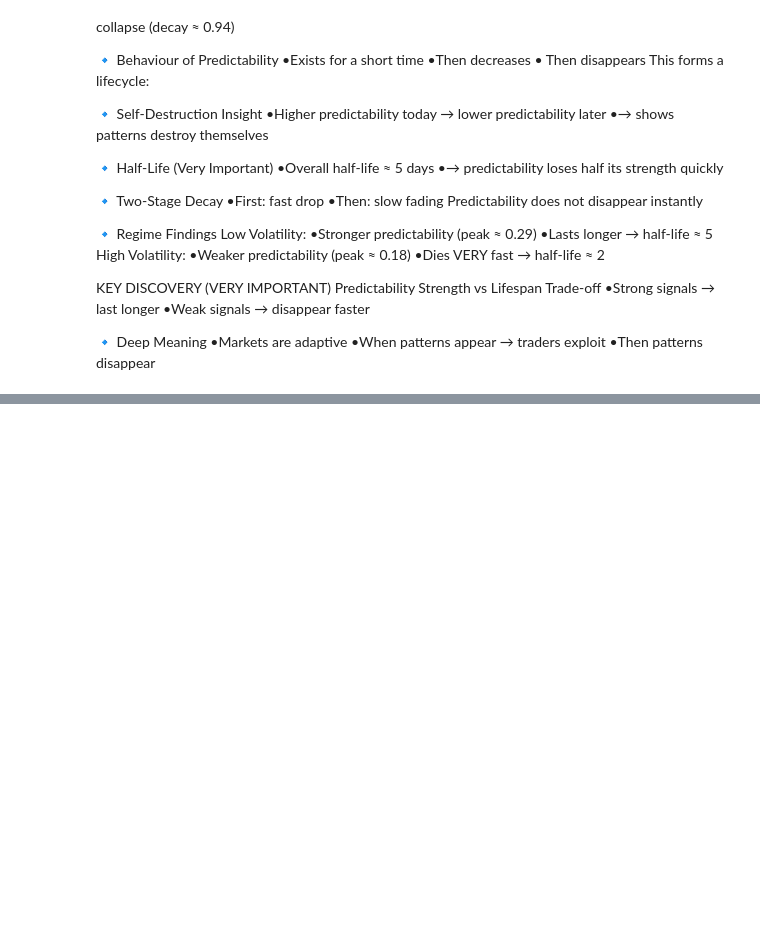
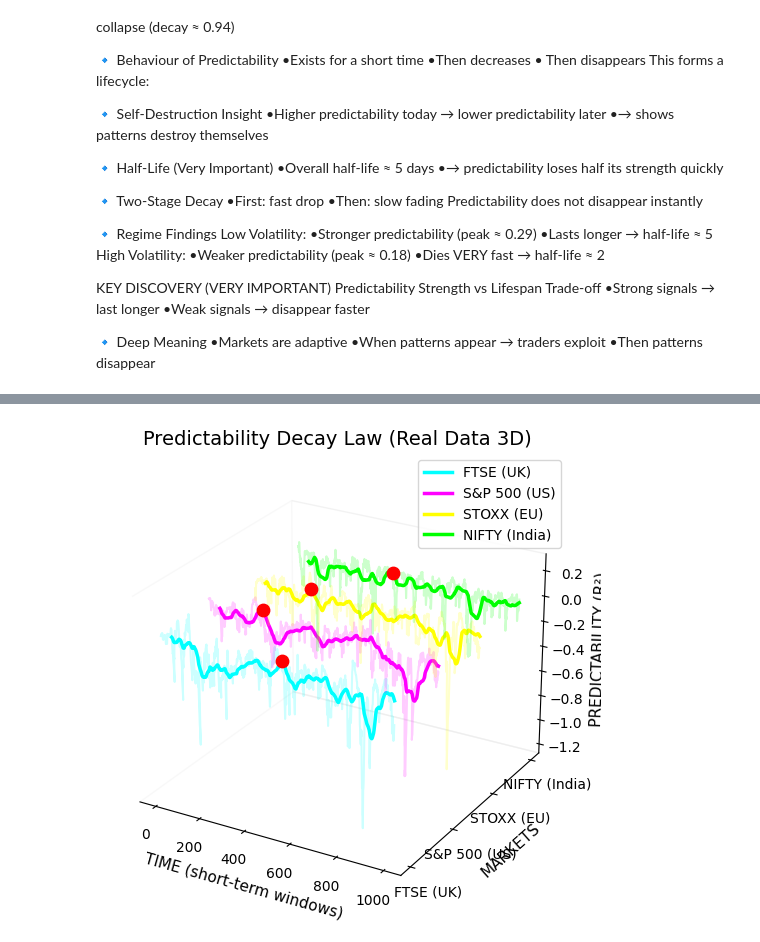
Before and after one commit to mariazafran/Predictibility-Decay-Theory-evidence, a Jupyter notebook: Predictibility_Decay_Analysis.ipynb, the cells around one changed output, grey strips where cells are left out. Cells and saved outputs as stored; diff of their text form; code cells hidden in the pictures; blank space fills up the shorter version.

```diff
--- a/Predictibility_Decay_Analysis.ipynb
+++ b/Predictibility_Decay_Analysis.ipynb
@@ -268,0 +686,85 @@ KEY DISCOVERY (VERY IMPORTANT)
+# %%
+import matplotlib.pyplot as plt
+import numpy as np
+import pandas as pd
+from mpl_toolkits.mplot3d import Axes3D
+
+# -------------------------------
+# Step 1: Get real data
+# -------------------------------
+
+markets_data_raw = [
+    results['predictability'].values,        # FTSE
+    results_sp['predictability'].values,     # S&P
+    results_eu['predictability'].values,     # STOXX
+    results_india['predictability'].values   # NIFTY
+]
+
+labels = ['FTSE (UK)', 'S&P 500 (US)', 'STOXX (EU)', 'NIFTY (India)']
+colors = ['cyan', 'magenta', 'yellow', 'lime']
+
+# -------------------------------
+# Step 2: Create figure
+# -------------------------------
+
+fig = plt.figure(figsize=(10,6))
+ax = fig.add_subplot(111, projection='3d')
+
+# -------------------------------
+# Step 3: Plot each market
+# -------------------------------
+
+window = 1000   # 👈 important (zoom into first 1000 points)
+
+for i, (data_raw, color, label) in enumerate(zip(markets_data_raw, colors, labels)):
+
+    # Limit to window (zoom)
+    data_raw = data_raw[:window]
+
+    # Time axis
+    x = np.arange(len(data_raw))
+    y = np.full_like(x, i)
+
+    # Smooth data (VERY IMPORTANT)
+    data_smooth = pd.Series(data_raw).rolling(50).mean()
+
+    # Plot RAW data (transparent background)
+    ax.plot(x, y, data_raw, color=color, alpha=0.2)
+
+    # Plot SMOOTH data (main line)
+    ax.plot(x, y, data_smooth, color=color, linewidth=2.5, label=label)
+
+    # Mark PEAK
+    peak_idx = np.nanargmax(data_smooth)
+    ax.scatter(peak_idx, i, data_smooth.iloc[peak_idx], color='red', s=80)
+
+# -------------------------------
+# Step 4: Labels
+# -------------------------------
+
+ax.set_xlabel('TIME (short-term windows)', fontsize=11)
+ax.set_ylabel('MARKETS', fontsize=11)
+ax.set_zlabel('PREDICTABILITY (R²)', fontsize=11)
+
+ax.set_yticks(range(len(labels)))
+ax.set_yticklabels(labels)
+
+ax.set_title('Predictability Decay Law (Real Data 3D)', fontsize=14)
+
+# -------------------------------
+# Step 5: Clean style
+# -------------------------------
+
+ax.grid(False)
+
+for axis in [ax.xaxis, ax.yaxis, ax.zaxis]:
+    axis.pane.fill = False
+
+# Better view angle
+ax.view_init(elev=25, azim=-60)
+
+ax.legend()
+
+plt.tight_layout()
+plt.show()
+# %% [output]
@@ -268,0 +772 @@ KEY DISCOVERY (VERY IMPORTANT)
+[figure, added]
```
Also changed, not shown: parts of 45 cells of this notebook.
